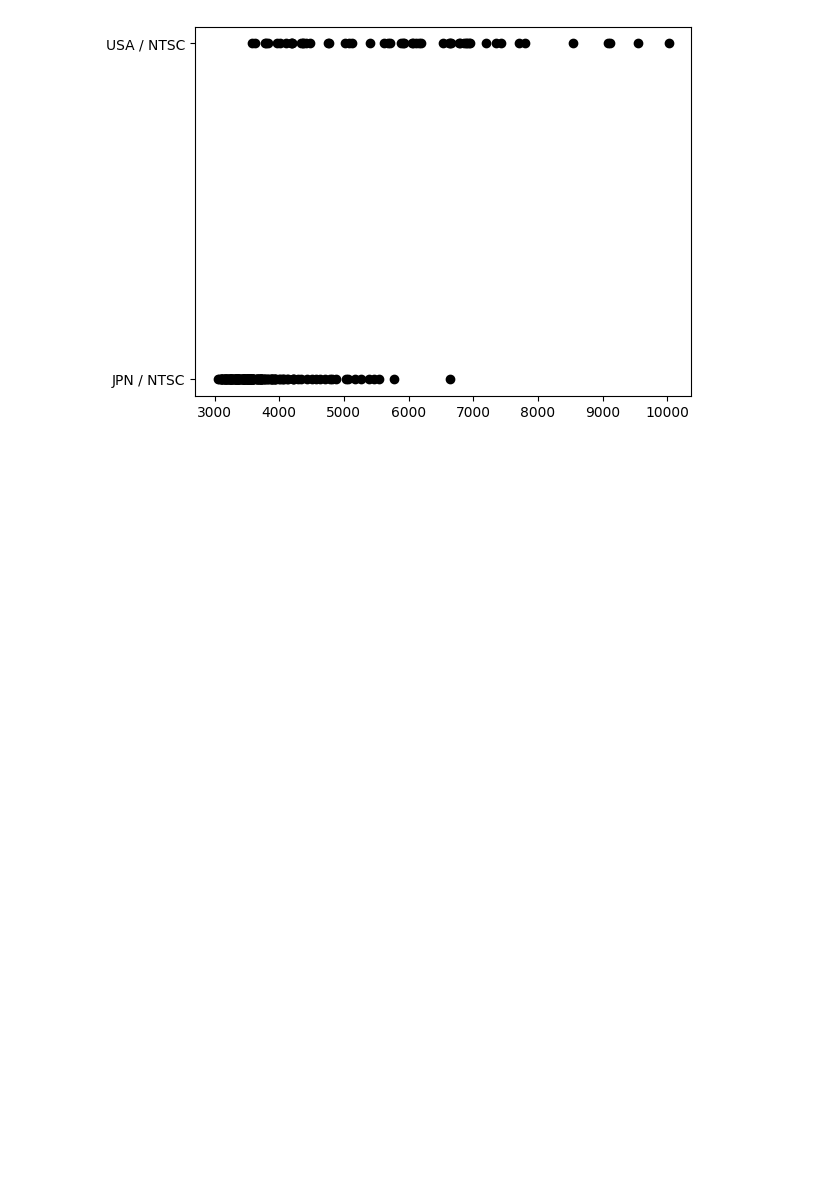
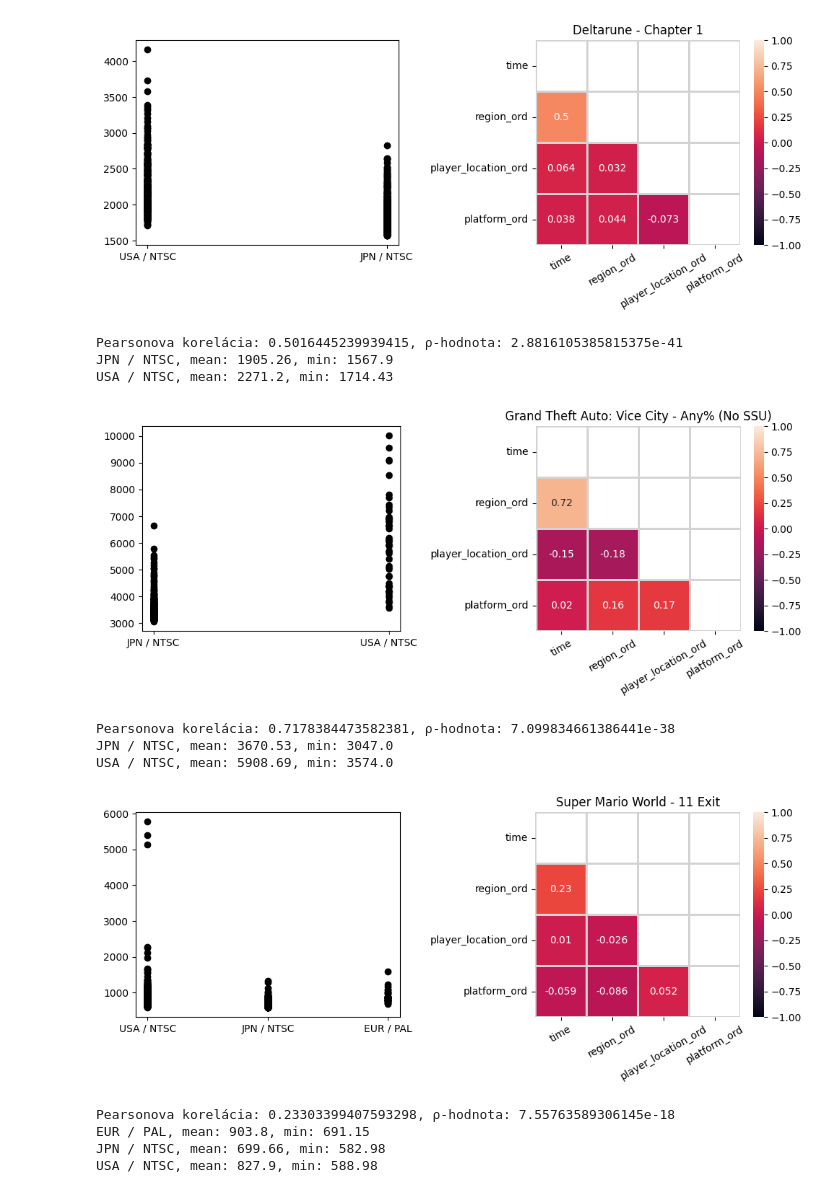
Before and after one commit to silox/speedrun-project, a Jupyter notebook: src/Statistics.ipynb, the cells around one changed output. Saved outputs shown, nothing was run; the diff lists cells and outputs as text; code cells hidden in the pictures; blank space fills up the shorter version.

Commit message:
Added more graphs and text

```diff
--- a/src/Statistics.ipynb
+++ b/src/Statistics.ipynb
@@ -53,8 +41,5 @@ drop_low = runs_df_raw['time'].quantile(q = 0.01)
 
 runs_df = runs_df_raw[runs_df_raw['time'] > drop_low]
 runs_df = runs_df_raw[runs_df_raw['time'] < drop_high]
-runs_df = runs_df_raw.dropna(subset = ['region'])#.reset_index(drop=True)
-
-#for game in runs_df["game"].unique():
-#    if not (((runs_df["game"] == game) & (runs_df["region"] == "JPN / NTSC")).any() and ((runs_df["game"] == game) & (runs_df["region"] != "JPN / NTSC")).any()):
-#        runs_df = runs_df[runs_df["game"] != game]
+runs_df = runs_df_raw.dropna(subset = ['region'])
+runs_df = runs_df[runs_df["game"] != game]
@@ -174 +136,6 @@ for id, game in runs_ordinals_df["game_ord"].value_counts().to_frame().head(500)
+# %%
+def sort_by_p(df):
+        corr, p = pearsonr(df["time"], df["region_ord"])
+        return p
+significant_corr_dfs.sort(key = sort_by_p)
 # %% [markdown]
@@ -231,3 +169,0 @@ print(max_corr_df[["game", "category", "time", "region", "player_location"]])
-# %%
-corr = max_corr_df.corr()
-display(corr.style.background_gradient(cmap='coolwarm'))
@@ -242,5 +170,57 @@ display(corr.style.background_gradient(cmap='coolwarm'))
 # %%
-plt.plot(max_corr_df["time"], max_corr_df["region"], 'o', color='black');
-plt.show()
+min_dict = {}
+mean_dict = {}
+
+for df in significant_corr_dfs:
+    fig, axes = plt.subplots(nrows=1, ncols=2, figsize=(10, 4))
+    plt.title("{} - {}".format(df['game'].values[0], df['category'].values[0]))
+    axes[0].plot(df["region"], df["time"], 'o', color='black')
+    corr_df = df[["time", "region_ord", "player_location_ord", "platform_ord"]]
+    corr = corr_df.corr()
+
+    mask = np.triu(np.ones_like(corr_df.corr(), dtype=np.bool))
+    sns.heatmap(corr, mask=mask, vmin=-1, vmax=1, annot=True, square=True, linecolor="lightgray", linewidths=1, ax=axes[1])
+    plt.xticks(rotation=30)
+    fig.tight_layout()
+    plt.show()
+
+    corr, p = pearsonr(df["time"], df["region_ord"])
+    print("Pearsonova korelácia: {}, ρ-hodnota: {}".format(corr, p))
+    regions = df["region"].unique().tolist()
+    regions.sort()
+
+    min_mean = 1000000000
+    min_min = 1000000000
+    mean_reg = regions[0]
+    min_reg = regions[0]
+    for region in regions:
+        mean = round(df.loc[df["region"] == region]["time"].mean(), 2)
+        if mean < min_mean:
+            min_mean = mean
+            mean_reg = region
+        mini = round(df.loc[df["region"] == region]["time"].min(), 2)
+        if mini < min_min:
+            min_min = mini
+            min_reg = region
+        print("{}, mean: {}, min: {}".format(region, mean, mini))
+    mean_dict[mean_reg] = mean_dict.setdefault(mean_reg, 0) + 1
+    min_dict[min_reg] = min_dict.setdefault(min_reg, 0) + 1
+print("\n\n")
+print("\tPočet najlepších priemerov pre región:")
+pprint(mean_dict)
+print("\tPočet najlepších časov pre región:")
+pprint(min_dict)
 # %% [output]
-[figure, old version]
+[figure, new version]
+Pearsonova korelácia: 0.5016445239939415, ρ-hodnota: 2.8816105385815375e-41
+JPN / NTSC, mean: 1905.26, min: 1567.9
+USA / NTSC, mean: 2271.2, min: 1714.43
+[figure, added]
+Pearsonova korelácia: 0.7178384473582381, ρ-hodnota: 7.099834661386441e-38
+JPN / NTSC, mean: 3670.53, min: 3047.0
+USA / NTSC, mean: 5908.69, min: 3574.0
+[figure, added]
+Pearsonova korelácia: 0.23303399407593298, ρ-hodnota: 7.55763589306145e-18
+EUR / PAL, mean: 903.8, min: 691.15
+JPN / NTSC, mean: 699.66, min: 582.98
+USA / NTSC, mean: 827.9, min: 588.98
```
Also changed, not shown: parts of 18 cells of this notebook, 1 other file.
